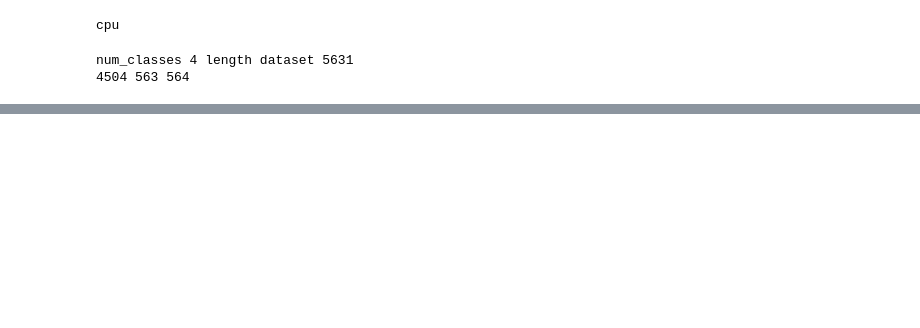
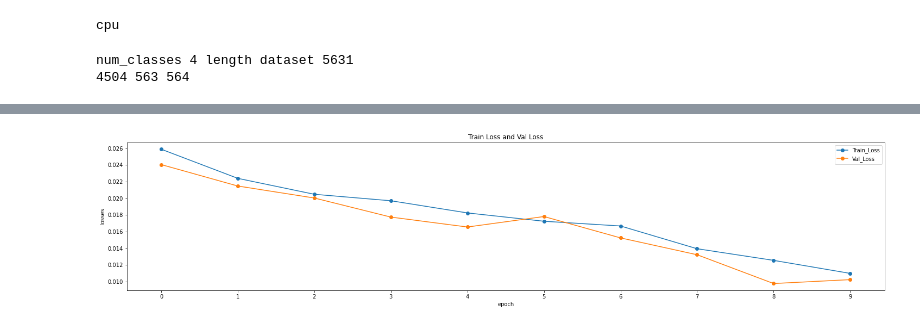
Before and after one commit to namtp-ai/bap-intern, a Jupyter notebook: problem3.ipynb, the cells around one changed output, grey strips where cells are left out. Drawn from its saved outputs; the diff is of its cells as text; code cells hidden in the pictures; blank space fills up the shorter version.

```diff
--- a/problem3.ipynb
+++ b/problem3.ipynb
@@ -370,0 +412,4 @@ RuntimeError: expected scalar type Long but found Int
+# %%
+trainer.plot_his_loss()
+# %% [output]
+[figure, added]
```
Also changed, not shown: parts of 3 cells of this notebook, 1 other file.
